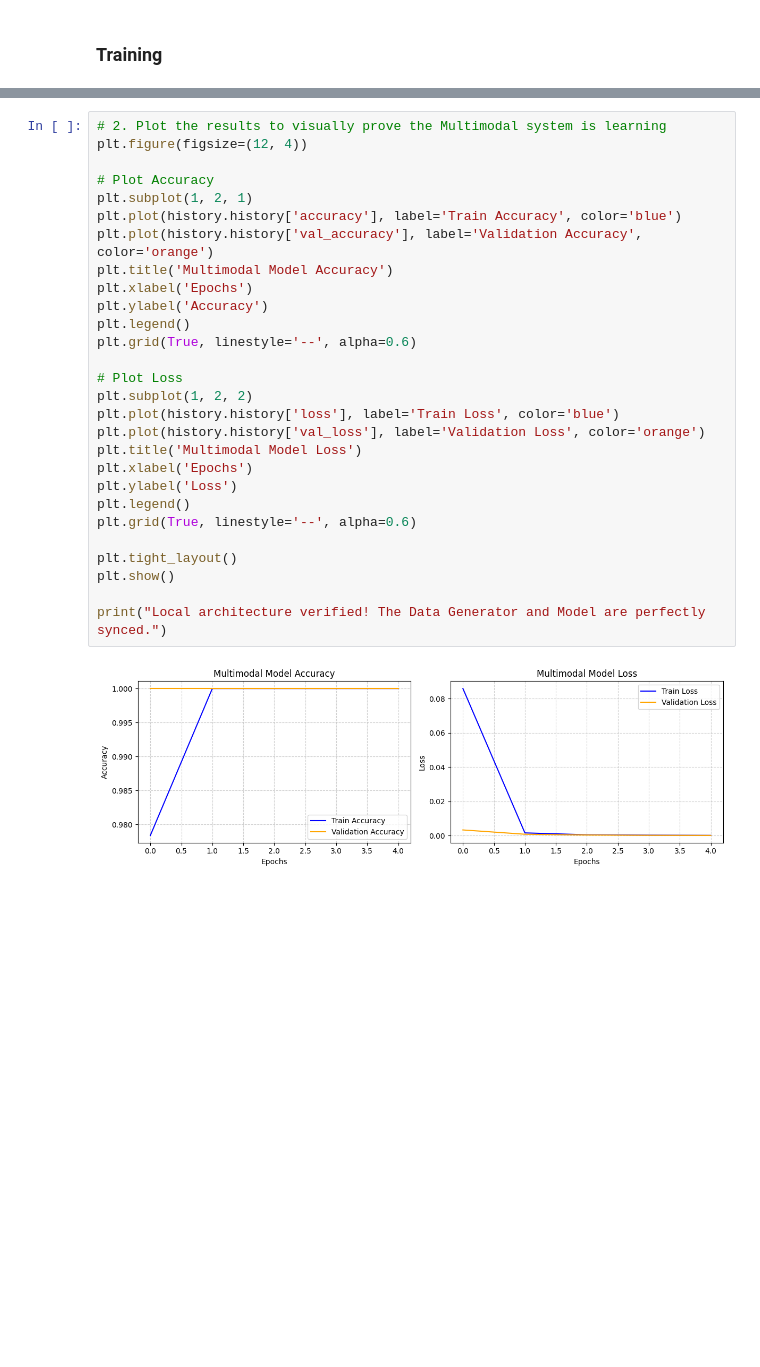
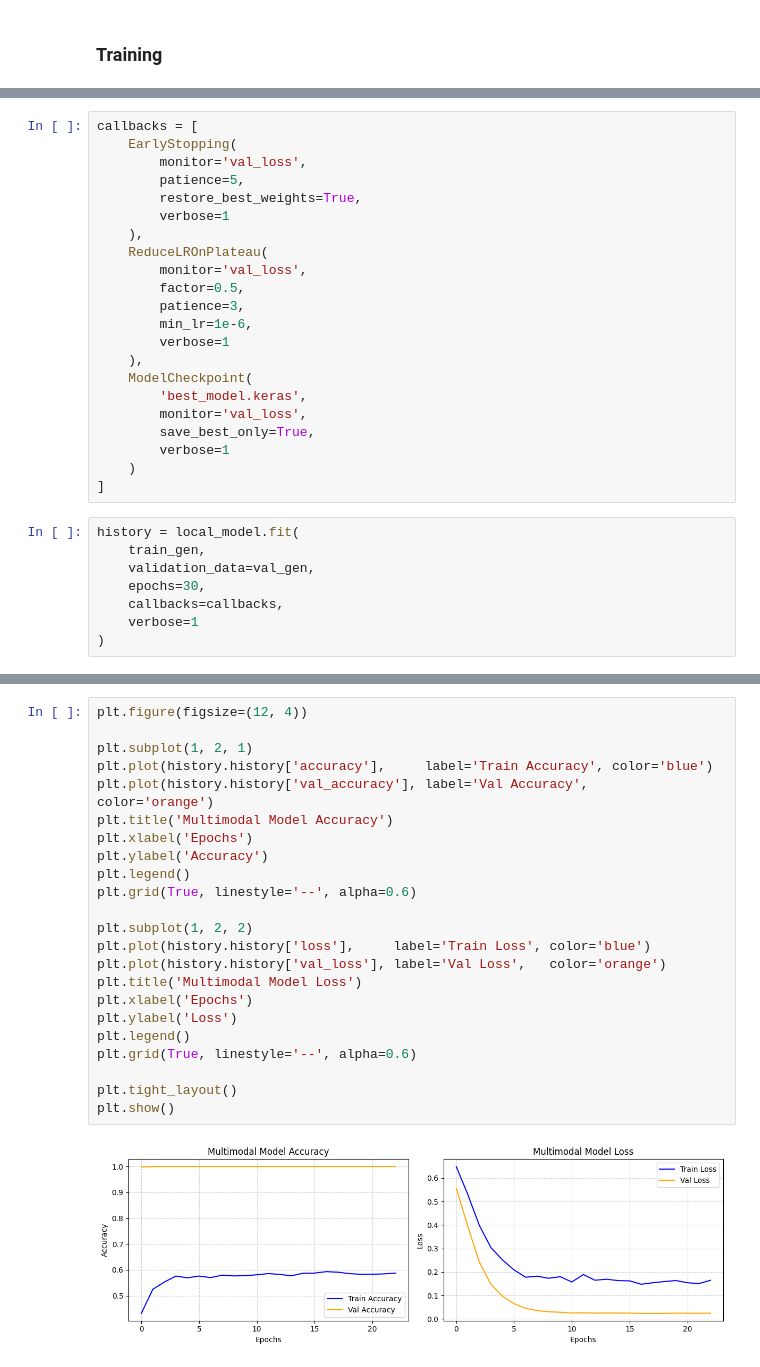
Before and after one commit to AtharvaKulkarni07/Multimodal-FL-Leukemia-Diagnosis, a Jupyter notebook: ipynb/Multimodal_Leukemia_Diagnosis_Local_Model_B.ipynb, the cells around one changed output, grey strips where cells are left out. Saved outputs shown, nothing was run; the diff lists cells and outputs as text; blank space fills up the shorter version.

Commit message:
Imporved dignosis model

```diff
--- a/ipynb/Multimodal_Leukemia_Diagnosis_Local_Model_B.ipynb
+++ b/ipynb/Multimodal_Leukemia_Diagnosis_Local_Model_B.ipynb
@@ -301,0 +306,30 @@ Epoch 5/5
+# %%
+callbacks = [
+    EarlyStopping(
+        monitor='val_loss',
+        patience=5,
+        restore_best_weights=True,
+        verbose=1
+    ),
+    ReduceLROnPlateau(
+        monitor='val_loss',
+        factor=0.5,
+        patience=3,
+        min_lr=1e-6,
+        verbose=1
+    ),
+    ModelCheckpoint(
+        'best_model.keras',
+        monitor='val_loss',
+        save_best_only=True,
+        verbose=1
+    )
+]
+# %%
+history = local_model.fit(
+    train_gen,
+    validation_data=val_gen,
+    epochs=30,
+    callbacks=callbacks,
+    verbose=1
+)
@@ -302,30 +354,25 @@ Epoch 5/5
 # %%
-# 2. Plot the results to visually prove the Multimodal system is learning
 plt.figure(figsize=(12, 4))
 
-# Plot Accuracy
 plt.subplot(1, 2, 1)
-plt.plot(history.history['accuracy'], label='Train Accuracy', color='blue')
-plt.plot(history.history['val_accuracy'], label='Validation Accuracy', color='orange')
+plt.plot(history.history['accuracy'],     label='Train Accuracy', color='blue')
+plt.plot(history.history['val_accuracy'], label='Val Accuracy',   color='orange')
 plt.title('Multimodal Model Accuracy')
 plt.xlabel('Epochs')
 plt.ylabel('Accuracy')
 plt.legend()
 plt.grid(True, linestyle='--', alpha=0.6)
 
-# Plot Loss
 plt.subplot(1, 2, 2)
-plt.plot(history.history['loss'], label='Train Loss', color='blue')
-plt.plot(history.history['val_loss'], label='Validation Loss', color='orange')
+plt.plot(history.history['loss'],     label='Train Loss', color='blue')
+plt.plot(history.history['val_loss'], label='Val Loss',   color='orange')
 plt.title('Multimodal Model Loss')
 plt.xlabel('Epochs')
 plt.ylabel('Loss')
 plt.legend()
 plt.grid(True, linestyle='--', alpha=0.6)
 
 plt.tight_layout()
 plt.show()
-
-print("Local architecture verified! The Data Generator and Model are perfectly synced.")
 # %% [output]
-[figure, old version]
+[figure, new version]
```
Also changed, not shown: parts of 17 cells of this notebook, 1 other file.
